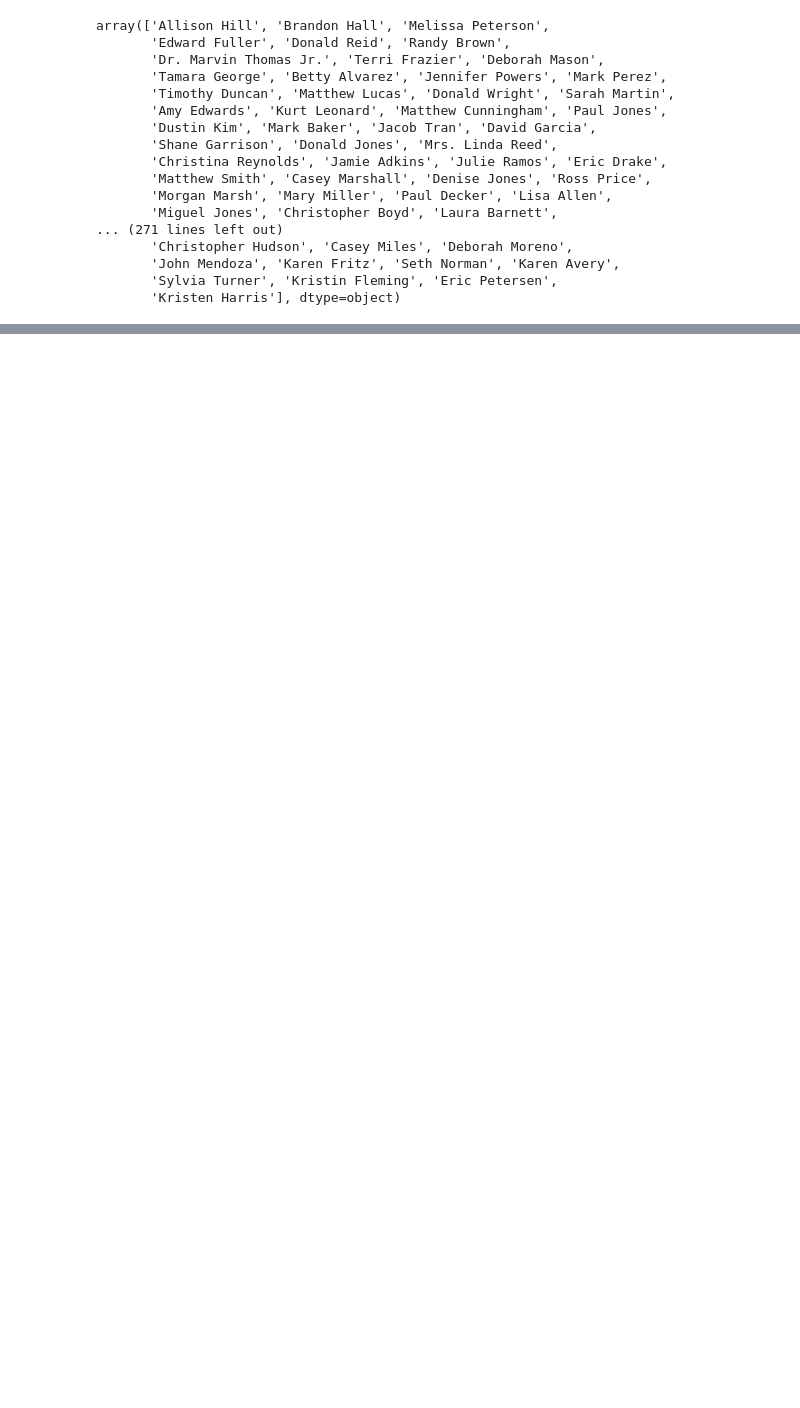
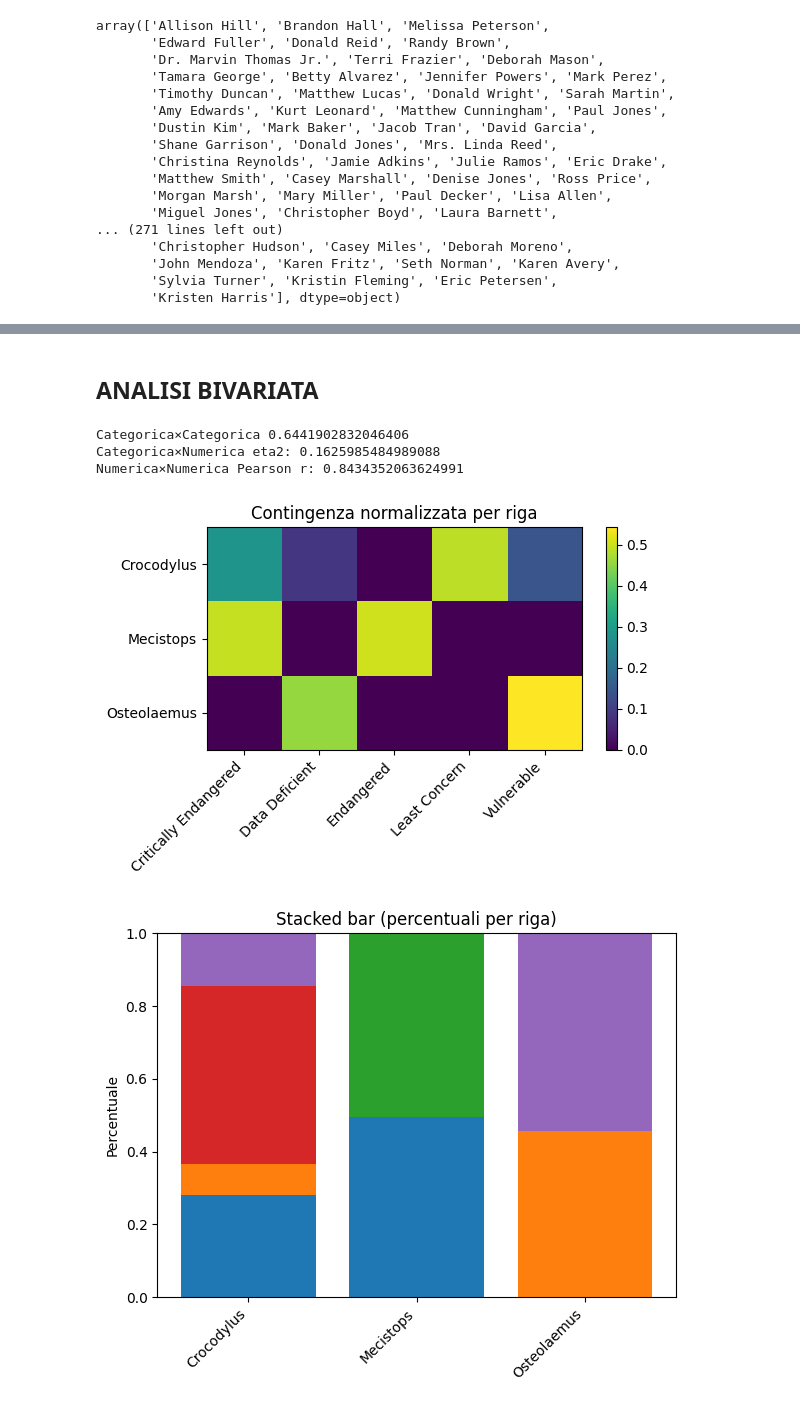
Before and after one commit to Asidual/ModelEvaluation, a Jupyter notebook: esperimento_1_12092025.ipynb, the cells around one changed output, grey strips where cells are left out. Cells and saved outputs as stored; diff of their text form; code cells hidden in the pictures; blank space fills up the shorter version.

```diff
--- a/esperimento_1_12092025.ipynb
+++ b/esperimento_1_12092025.ipynb
@@ -239,0 +568,2 @@ categorize_columns(df, threshold_cat=50)
+# %% [markdown]
+## ANALISI BIVARIATA
@@ -239,0 +1225,24 @@ categorize_columns(df, threshold_cat=50)
+# %%
+# 1) C×C
+res_cc = analyze_bivariate("Genus", "Conservation Status", df, schema, max_cat_x=10, max_cat_y=10)
+print(res_cc["pair_type"], res_cc["stats"]["cramers_v"])
+for fig in res_cc["figures"]:
+    fig.show()
+
+# 2) C×N
+res_cn = analyze_bivariate("Genus", "Observed Length (m)", df, schema, max_cat_x=8)
+print(res_cn["pair_type"], "eta2:", res_cn["stats"]["eta2"])
+for fig in res_cn["figures"]:
+    fig.show()
+
+# 3) N×N
+res_nn = analyze_bivariate("Observed Length (m)", "Observed Weight (kg)", df, schema)
+print(res_nn["pair_type"], "Pearson r:", res_nn["stats"]["pearson_r"])
+for fig in res_nn["figures"]:
+    fig.show()
+# %% [output]
+Categorica×Categorica 0.6441902832046406
+Categorica×Numerica eta2: 0.1625985484989088
+Numerica×Numerica Pearson r: 0.8434352063624991
+[figure, added]
+[figure, added]
```
Also changed, not shown: parts of 8 cells of this notebook, 17 other files.
